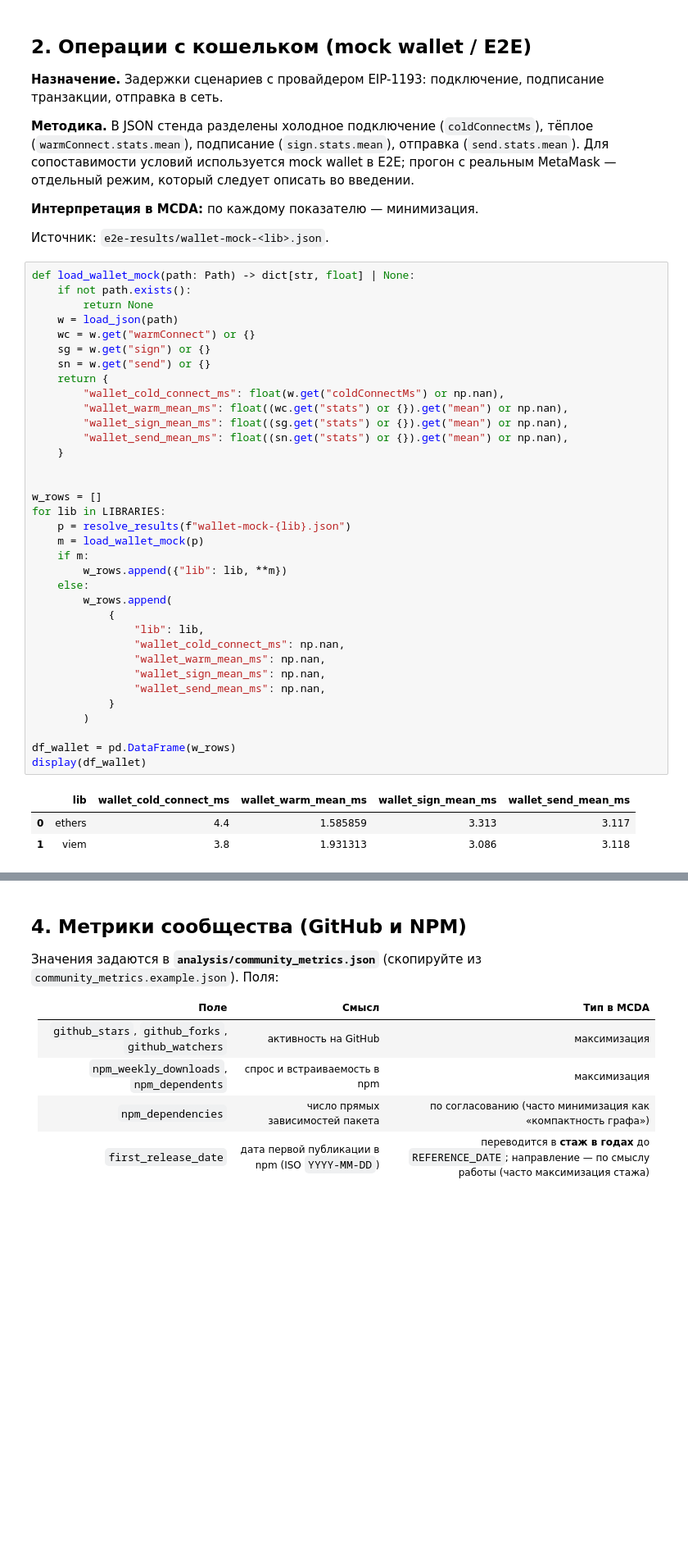
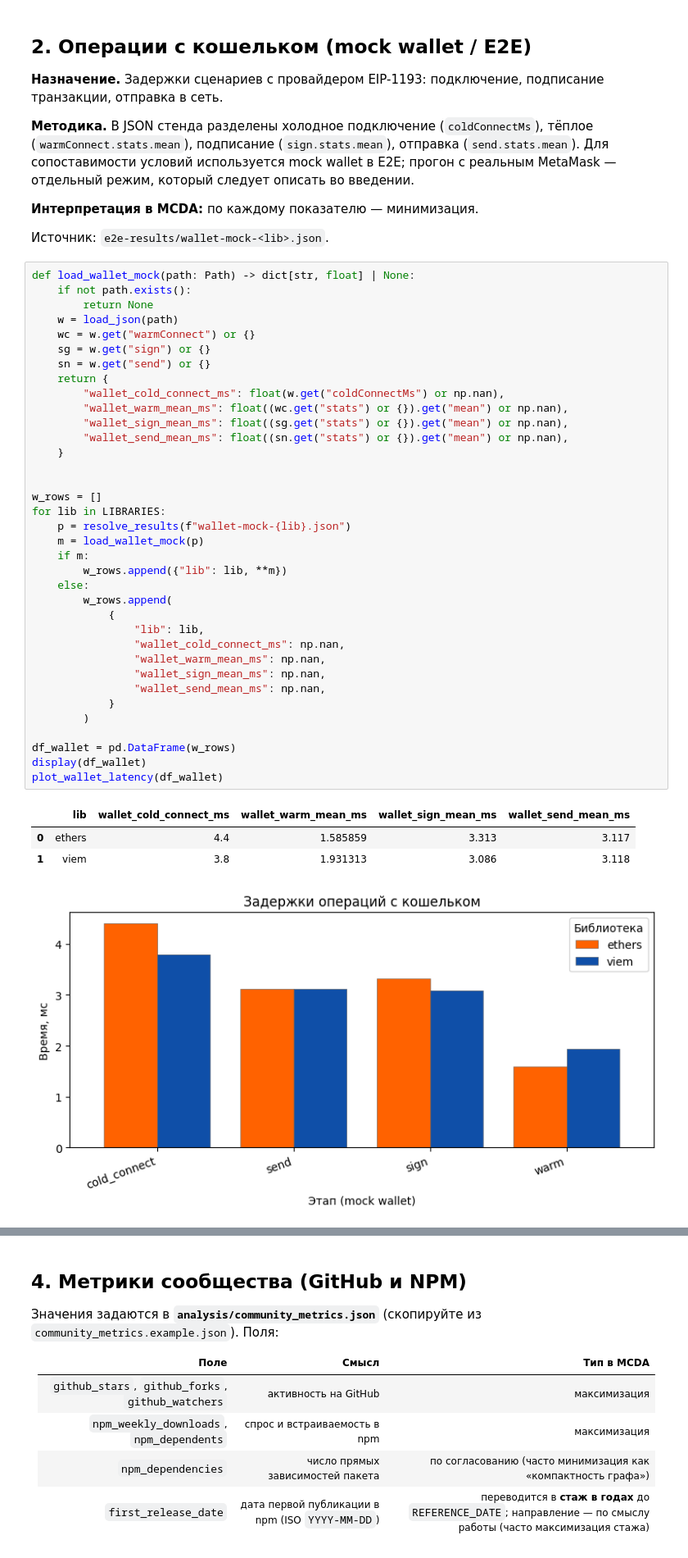
Before and after one commit to aka-Steam/web3libs, a Jupyter notebook: analysis/vkr_metrics_chapter.ipynb, the cells around one changed output, grey strips where cells are left out. Shown at 82% size. Drawn from its saved outputs; the diff is of its cells as text; blank space fills up the shorter version.

```diff
--- a/analysis/vkr_metrics_chapter.ipynb
+++ b/analysis/vkr_metrics_chapter.ipynb
@@ -189,31 +364,33 @@ def load_wallet_mock(path: Path) -> dict[str, float] | None:
         "wallet_cold_connect_ms": float(w.get("coldConnectMs") or np.nan),
         "wallet_warm_mean_ms": float((wc.get("stats") or {}).get("mean") or np.nan),
         "wallet_sign_mean_ms": float((sg.get("stats") or {}).get("mean") or np.nan),
         "wallet_send_mean_ms": float((sn.get("stats") or {}).get("mean") or np.nan),
     }
 
 
 w_rows = []
 for lib in LIBRARIES:
     p = resolve_results(f"wallet-mock-{lib}.json")
     m = load_wallet_mock(p)
     if m:
         w_rows.append({"lib": lib, **m})
     else:
         w_rows.append(
             {
                 "lib": lib,
                 "wallet_cold_connect_ms": np.nan,
                 "wallet_warm_mean_ms": np.nan,
                 "wallet_sign_mean_ms": np.nan,
                 "wallet_send_mean_ms": np.nan,
             }
         )
 
 df_wallet = pd.DataFrame(w_rows)
 display(df_wallet)
+plot_wallet_latency(df_wallet)
 # %% [output]
 |  | lib | wallet_cold_connect_ms | wallet_warm_mean_ms | wallet_sign_mean_ms | wallet_send_mean_ms |
 | 0 | ethers | 4.4 | 1.585859 | 3.313 | 3.117 |
 | 1 | viem | 3.8 | 1.931313 | 3.086 | 3.118 |
+[figure, added]
 # %% [markdown]
```
Also changed, not shown: parts of 14 cells of this notebook, 2 other files.
